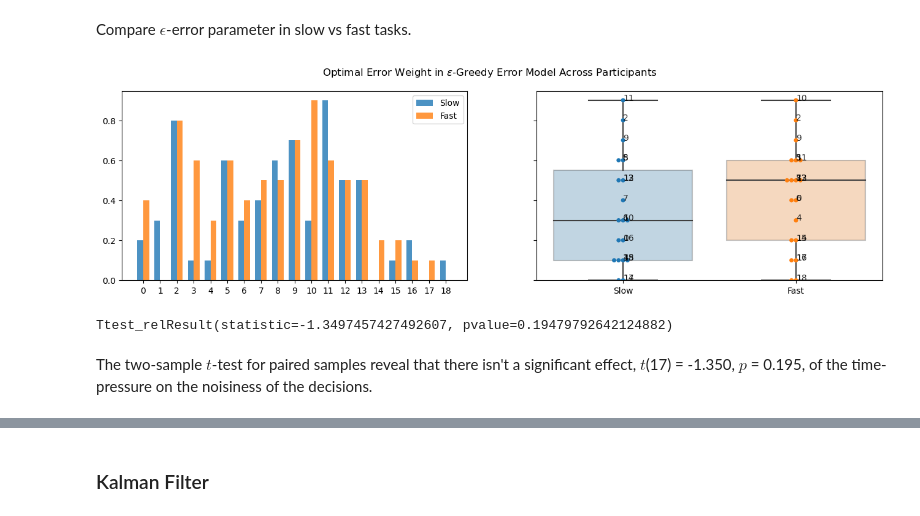
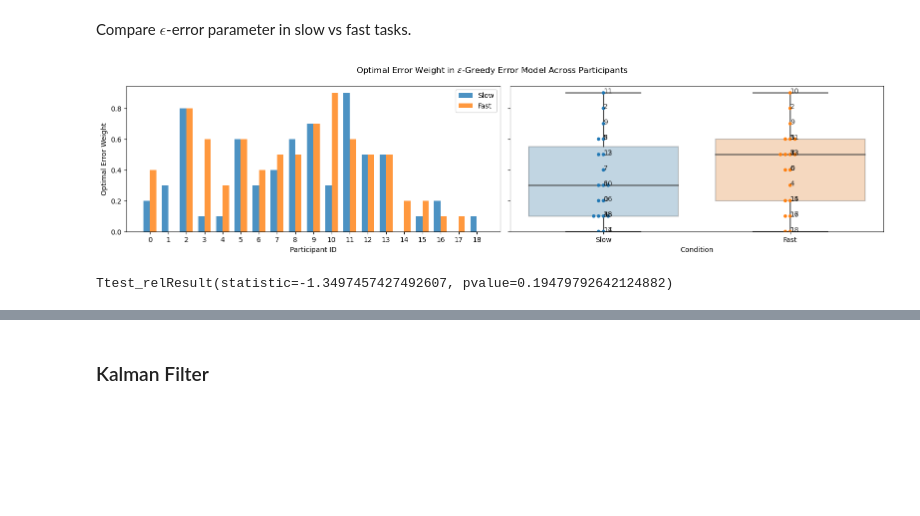
Before and after one commit to pulkitgoyal56/CCCP, a Jupyter notebook: CCCP-Presentation.ipynb, the cells around one changed output, grey strips where cells are left out. Drawn from its saved outputs; the diff is of its cells as text; code cells hidden in the pictures; blank space fills up the shorter version.

```diff
--- a/CCCP-Presentation.ipynb
+++ b/CCCP-Presentation.ipynb
@@ -249,21 +241,23 @@ The two-sample $t$-test for paired samples reveal that there isn't a significant
 #### Does time pressure lead to more noisy decisions?
 # %% [markdown]
 Compare $\epsilon$-error parameter in slow vs fast tasks.
-# %%
-fig, ax = plt.subplots(1,2, figsize=(16, 4), sharey=True)
-
-fig.suptitle(r'Optimal Error Weight in $\epsilon$-Greedy Error Model Across Participants')
-ax[0].bar(PARTICIPANTS - 0.175, optimal_error_rw_slow, 0.35, label='Slow', alpha=0.8)
-ax[0].bar(PARTICIPANTS + 0.175, optimal_error_rw_fast, 0.35, label='Fast', alpha=0.8)
-ax[0].set_xticks(PARTICIPANTS)
-ax[0].legend();
-
-boxplots(optimal_error_rw_slow, optimal_error_rw_fast, ('Slow', 'Fast'), ax[1])
-# %% [output]
-[figure, removed]
+# %%
+fig, ax = plt.subplots(1,2, figsize=(16, 4), sharey=True)
+
+fig.suptitle(r'Optimal Error Weight in $\epsilon$-Greedy Error Model Across Participants')
+ax[0].bar(PARTICIPANTS - 0.175, optimal_error_rw_slow, 0.35, label='Slow', alpha=0.8)
+ax[0].bar(PARTICIPANTS + 0.175, optimal_error_rw_fast, 0.35, label='Fast', alpha=0.8)
+ax[0].set_xticks(PARTICIPANTS)
+ax[0].legend()
+ax[0].set_xlabel('Participant ID')
+ax[0].set_ylabel('Optimal Error Weight')
+
+boxplots([optimal_error_rw_slow, optimal_error_rw_fast], ('Slow', 'Fast'), ax[1])
+ax[1].set_xlabel('Condition')
+plt.tight_layout()
+# %% [output]
+[figure, added]
 # %%
 st.ttest_rel(optimal_error_rw_slow[:18], optimal_error_rw_fast[:18])
 # %% [output]
 Ttest_relResult(statistic=-1.3497457427492607, pvalue=0.19479792642124882)
-# %% [markdown]
-The two-sample $t$-test for paired samples reveal that there isn't a significant effect, $t$(17) = -1.350, $p$ = 0.195, of the time-pressure on the noisiness of the decisions.
```
Also changed, not shown: parts of 134 cells of this notebook.
